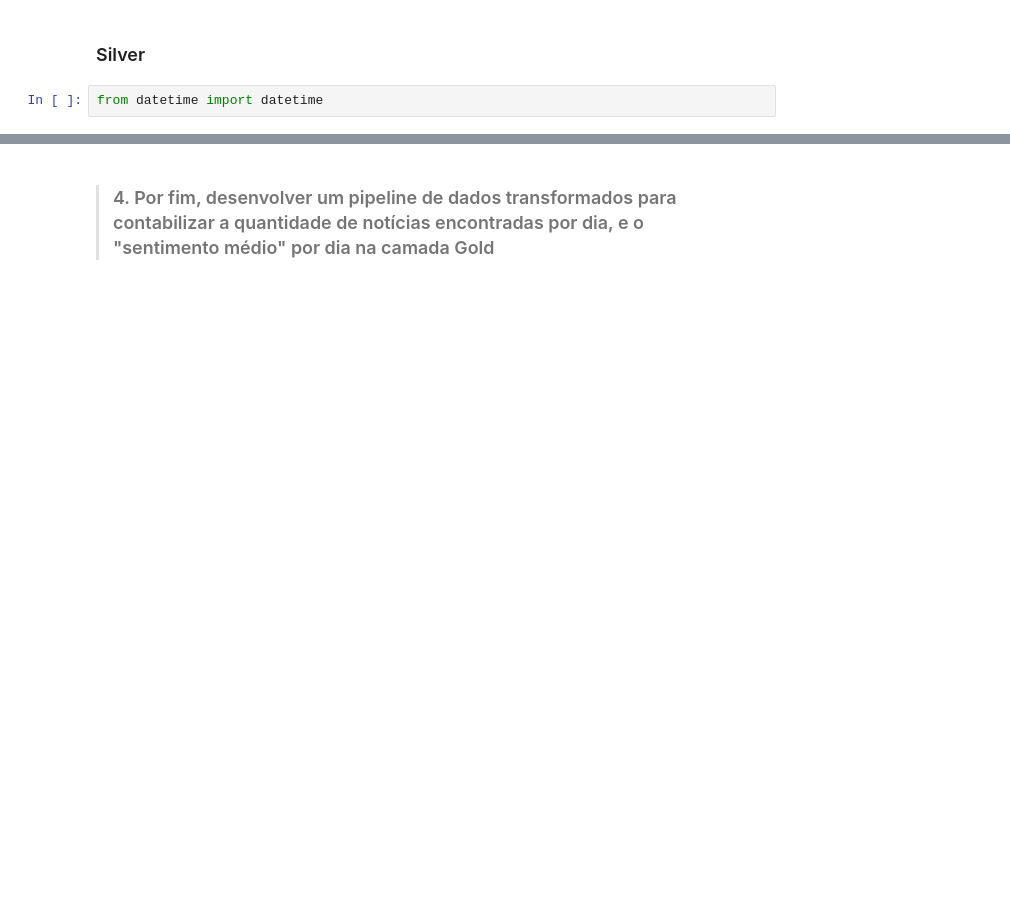
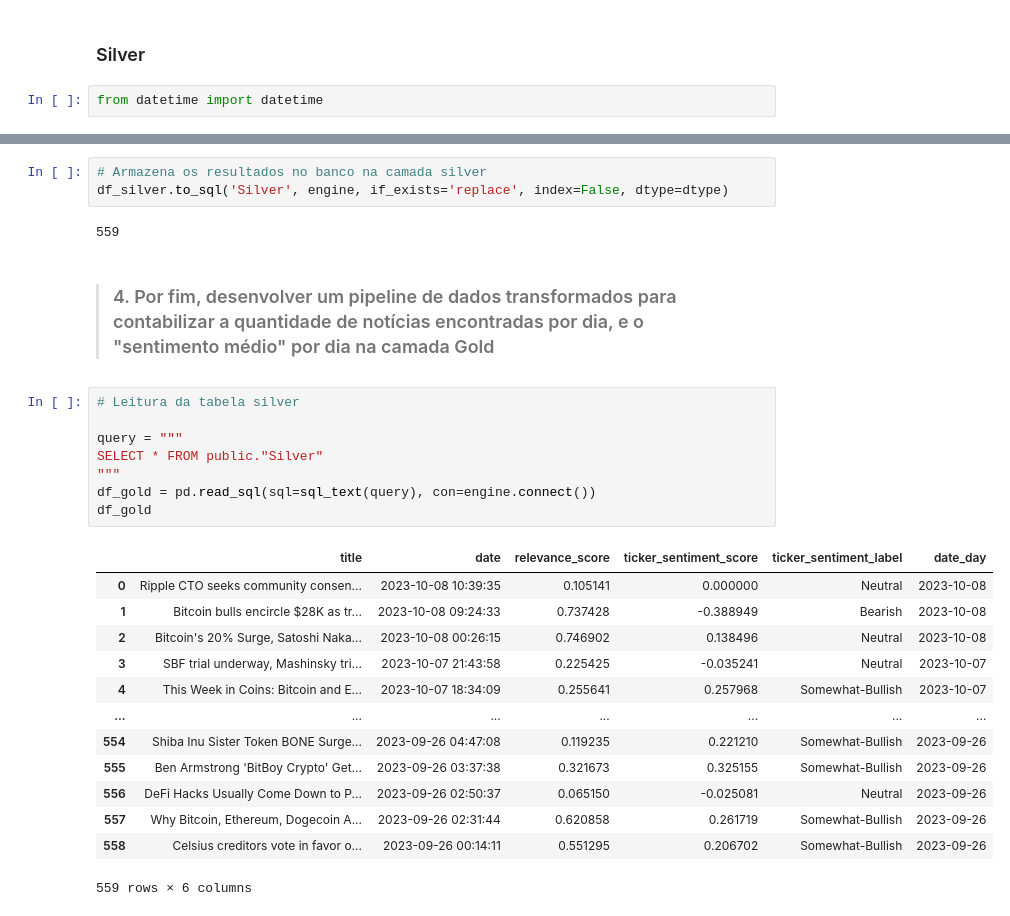
Before and after one commit to jlbmanetti/Curso-Santander-Coders, a Jupyter notebook: 5 - Analytics Engineering/Aula_1_Exercicio_1_Camadas_Especializadas.ipynb, the cells around one changed output, grey strips where cells are left out. Cells and saved outputs as stored; diff of their text form; blank space fills up the shorter version.

```diff
--- a/5 - Analytics Engineering/Aula_1_Exercicio_1_Camadas_Especializadas.ipynb
+++ b/5 - Analytics Engineering/Aula_1_Exercicio_1_Camadas_Especializadas.ipynb
@@ -151,2 +197,29 @@ format = "%Y%m%dT%H%M%S"
+# %%
+# Armazena os resultados no banco na camada silver
+df_silver.to_sql('Silver', engine, if_exists='replace', index=False, dtype=dtype)
+# %% [output]
+559
 # %% [markdown]
 > ### 4. Por fim, desenvolver um pipeline de dados transformados para contabilizar a quantidade de notícias encontradas por dia, e o "sentimento médio" por dia na camada Gold
+# %%
+# Leitura da tabela silver
+
+query = """
+SELECT * FROM public."Silver"
+"""
+df_gold = pd.read_sql(sql=sql_text(query), con=engine.connect())
+df_gold
+# %% [output]
+|  | title | date | relevance_score | ticker_sentiment_score | ticker_sentiment_label | date_day |
+| 0 | Ripple CTO seeks community consen... | 2023-10-08 10:39:35 | 0.105141 | 0.000000 | Neutral | 2023-10-08 |
+| 1 | Bitcoin bulls encircle $28K as tr... | 2023-10-08 09:24:33 | 0.737428 | -0.388949 | Bearish | 2023-10-08 |
+| 2 | Bitcoin's 20% Surge, Satoshi Naka... | 2023-10-08 00:26:15 | 0.746902 | 0.138496 | Neutral | 2023-10-08 |
+| 3 | SBF trial underway, Mashinsky tri... | 2023-10-07 21:43:58 | 0.225425 | -0.035241 | Neutral | 2023-10-07 |
+| 4 | This Week in Coins: Bitcoin and E... | 2023-10-07 18:34:09 | 0.255641 | 0.257968 | Somewhat-Bullish | 2023-10-07 |
+| ... | ... | ... | ... | ... | ... | ... |
+| 554 | Shiba Inu Sister Token BONE Surge... | 2023-09-26 04:47:08 | 0.119235 | 0.221210 | Somewhat-Bullish | 2023-09-26 |
+| 555 | Ben Armstrong 'BitBoy Crypto' Get... | 2023-09-26 03:37:38 | 0.321673 | 0.325155 | Somewhat-Bullish | 2023-09-26 |
+| 556 | DeFi Hacks Usually Come Down to P... | 2023-09-26 02:50:37 | 0.065150 | -0.025081 | Neutral | 2023-09-26 |
+| 557 | Why Bitcoin, Ethereum, Dogecoin A... | 2023-09-26 02:31:44 | 0.620858 | 0.261719 | Somewhat-Bullish | 2023-09-26 |
+| 558 | Celsius creditors vote in favor o... | 2023-09-26 00:14:11 | 0.551295 | 0.206702 | Somewhat-Bullish | 2023-09-26 |
+559 rows × 6 columns
```
Also changed, not shown: parts of 12 cells of this notebook.
